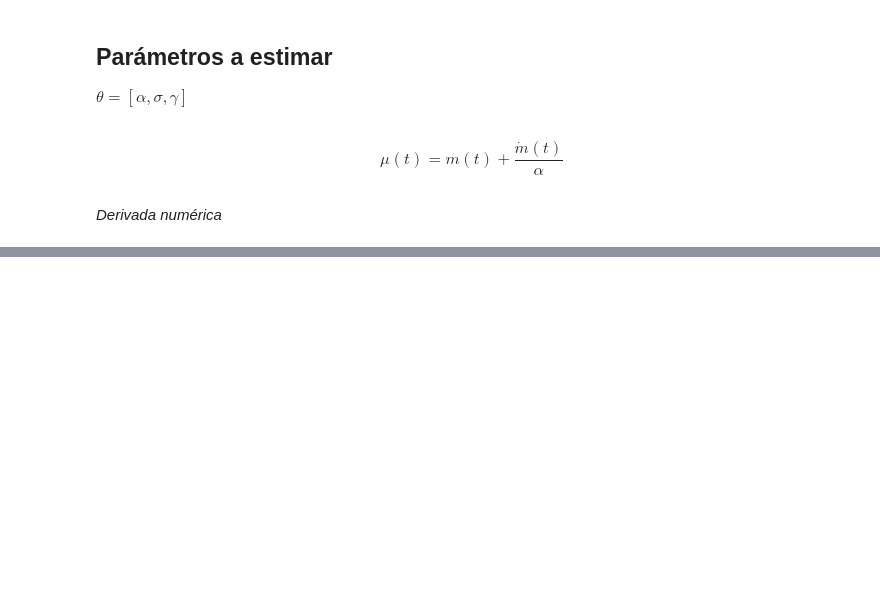
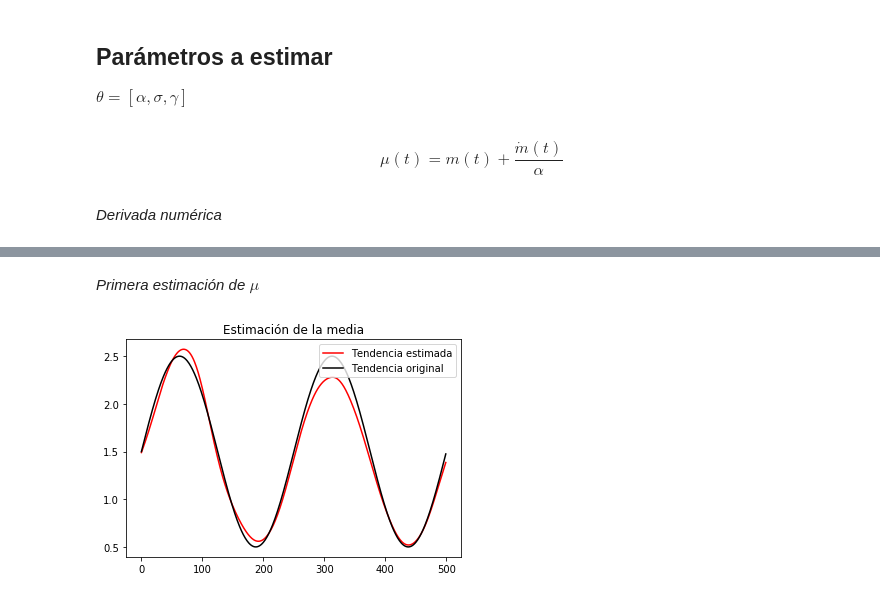
Before and after one commit to CamiVasz/Procesos-Estocasticos-2, a Jupyter notebook: Estim.ipynb, the cells around one changed output, grey strips where cells are left out. Drawn from its saved outputs; the diff is of its cells as text; code cells hidden in the pictures; blank space fills up the shorter version.

```diff
--- a/Estim.ipynb
+++ b/Estim.ipynb
@@ -117,0 +139,11 @@ print(alphae2)
+# %% [markdown]
+_Primera estimación de $\mu$_
+# %%
+mut = [trend[i] + mid[i]/alphae2 for i in range(N)]
+plt.plot(mut, 'red', label='Tendencia estimada')
+plt.plot(mu1, 'black', label='Tendencia original')
+plt.title('Estimación de la media')
+plt.legend(loc=1)
+plt.show()
+# %% [output]
+[figure, added]
```
Also changed, not shown: parts of 32 cells of this notebook.
